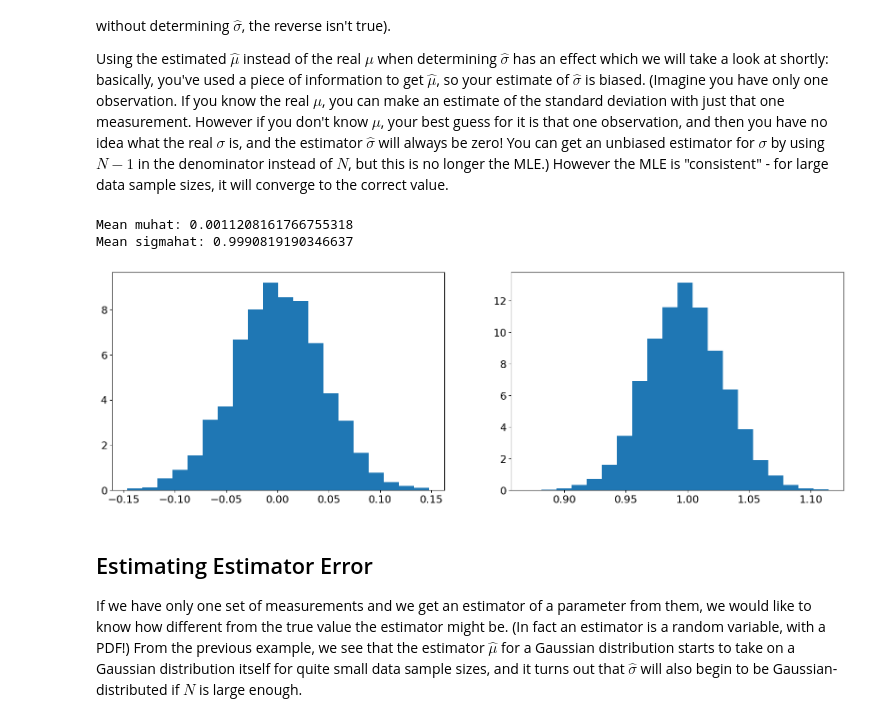
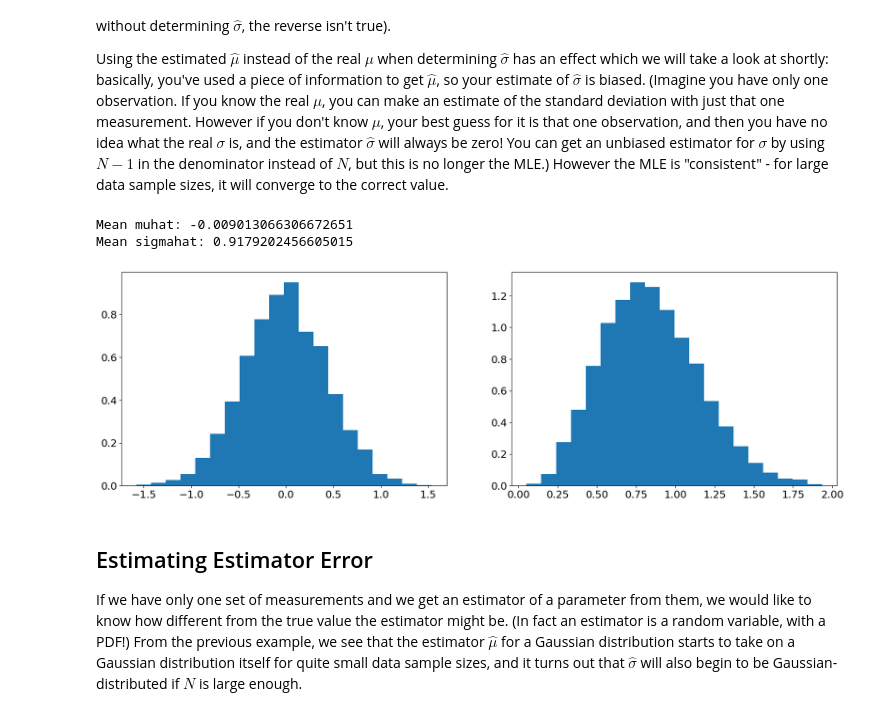
Before and after one commit to ponyisi/stats-lectures-2025, a Jupyter notebook: content/02_Inference.ipynb, the cells around one changed output. Drawn from its saved outputs; the diff is of its cells as text; code cells hidden in the pictures.

```diff
--- a/content/02_Inference.ipynb
+++ b/content/02_Inference.ipynb
@@ -62,28 +62,28 @@ Using the estimated $\hat\mu$ instead of the real $\mu$ when determining $\hat \
 # %%
 # Generate some Gaussian-distributed samples, compute MLE for mean and sigma
 muhatresults = []
 sigmahatresults = []
 Nsamples=5000
-Nmeasurements=500
+Nmeasurements=5
 for i in range(Nsamples):
     measurements = numpy.random.normal(loc=0., scale=1., size=Nmeasurements)
     muhat = sum(measurements)/Nmeasurements
     sigmahat = math.sqrt(sum((measurements-muhat)**2)/(Nmeasurements))
     muhatresults.append(muhat)
     sigmahatresults.append(sigmahat)
 
 pyplot.figure(figsize=(20,6))
 pyplot.subplot(1,2,1)
 pyplot.hist(muhatresults, bins=20, density=True)
 pyplot.subplot(1,2,2)
 pyplot.hist(sigmahatresults, bins=20, density=True)
 pyplot.draw()
 print('Mean muhat:', sum(muhatresults)/Nsamples)
 print('Mean sigmahat:', math.sqrt(sum(sigmahatresults)/Nsamples))
 # %% [output]
-Mean muhat: 0.0011208161766755318
-Mean sigmahat: 0.9990819190346637
+Mean muhat: -0.009013066306672651
+Mean sigmahat: 0.9179202456605015
-[figure, old version]
+[figure, new version]
 # %% [markdown]
 ## Estimating Estimator Error
 
```
Also changed, not shown: parts of 2 cells of this notebook.
